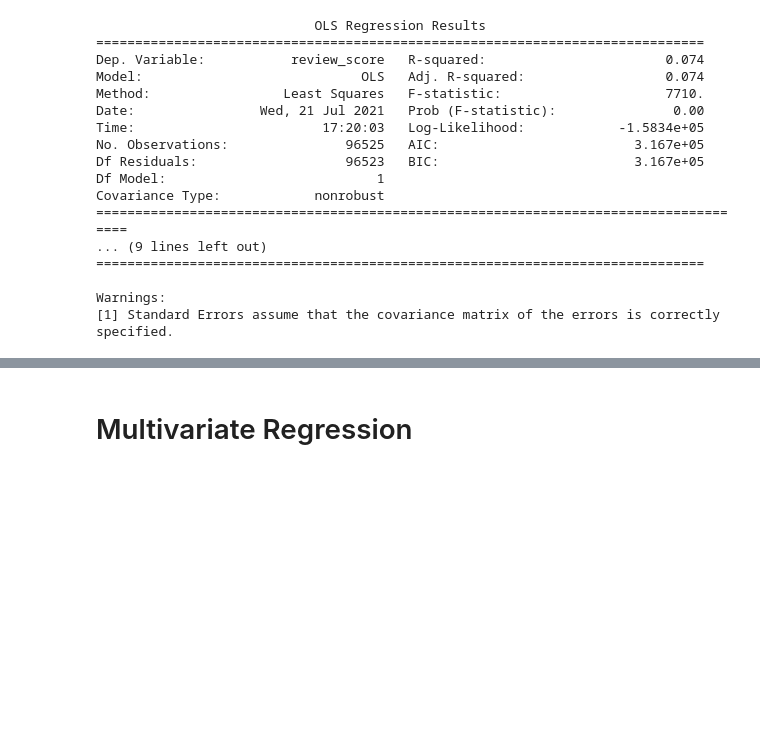
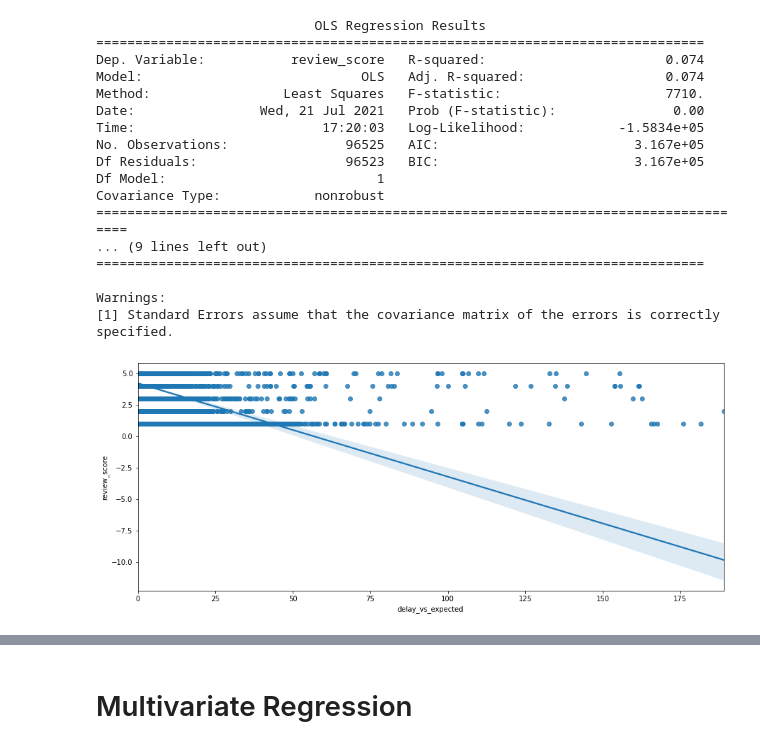
Before and after one commit to phlln/olist-analysis, a Jupyter notebook: notebooks/Orders - Multivariate Regression.ipynb, the cells around one changed output, grey strips where cells are left out. Cells and saved outputs as stored; diff of their text form; code cells hidden in the pictures; blank space fills up the shorter version.

```diff
--- a/notebooks/Orders - Multivariate Regression.ipynb
+++ b/notebooks/Orders - Multivariate Regression.ipynb
@@ -84,3 +94,8 @@ Covariance Type:            nonrobust
 
 Warnings:
 [1] Standard Errors assume that the covariance matrix of the errors is correctly specified.
+# %%
+plt.figure(figsize=(15,6))
+sns.regplot(x=orders.delay_vs_expected, y=orders.review_score);
+# %% [output]
+[figure, added]
```
Also changed, not shown: parts of 5 cells of this notebook, 1 other file.
